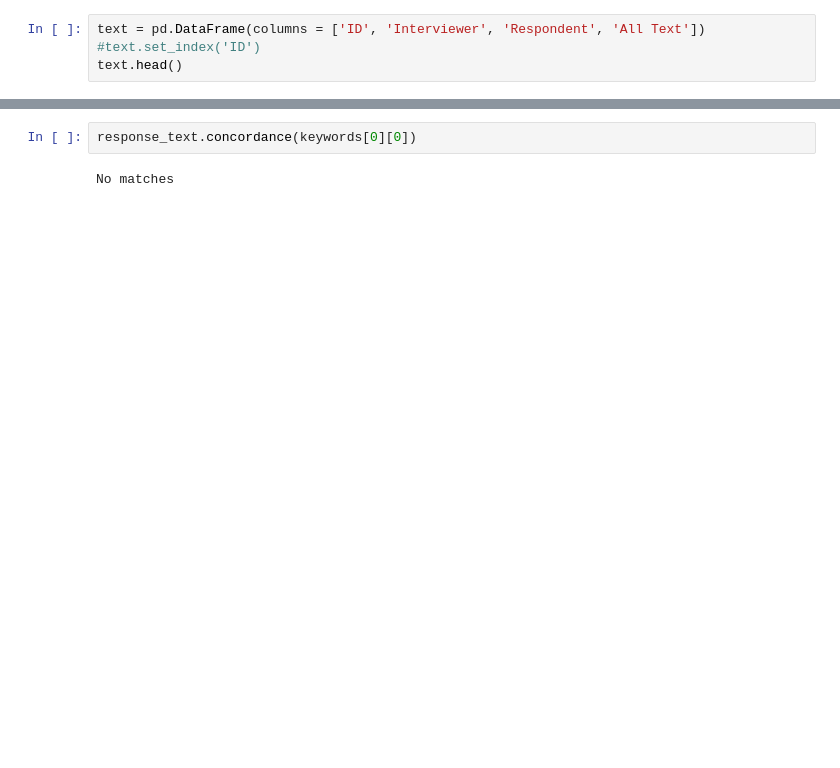
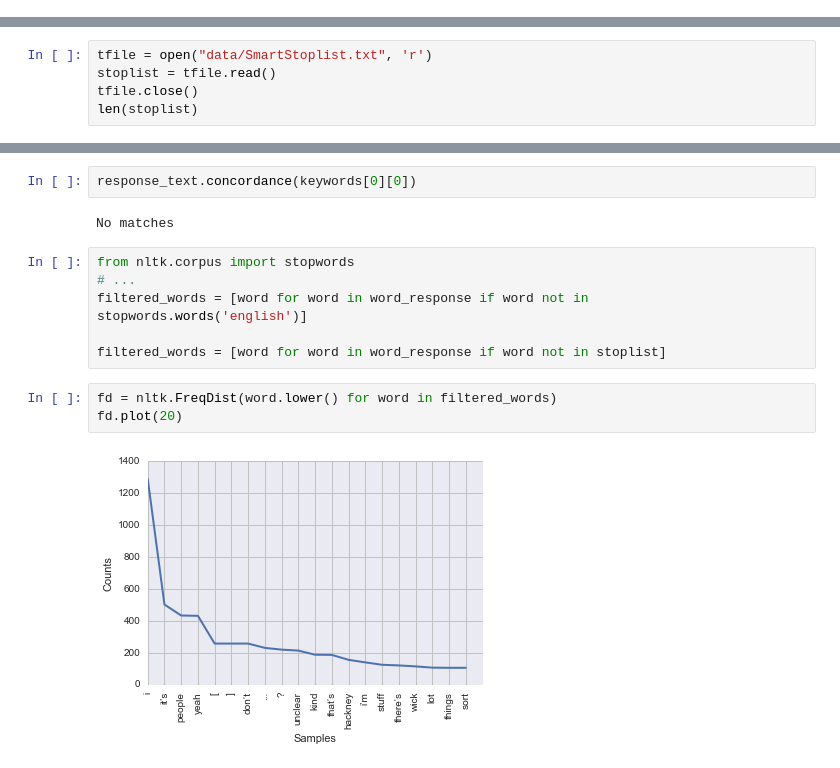
Before and after one commit to martinaustwick/HWFI-text, a Jupyter notebook: HWFI text analysis.ipynb, the cells around one changed output, grey strips where cells are left out. Cells and saved outputs as stored; diff of their text form; blank space fills up the shorter version.

Commit message:
Basic framework working

```diff
--- a/HWFI text analysis.ipynb
+++ b/HWFI text analysis.ipynb
@@ -90,7 +101,3 @@ text.head()
     #print sent
 # %% [output]
 |  | ID | Interviewer | Respondent | All Text |
-# %%
-text = pd.DataFrame(columns = ['ID', 'Interviewer', 'Respondent', 'All Text'])
-#text.set_index('ID')
-text.head()
@@ -154,3 +162,8 @@ plot1 = fd.plot(20, title = 'Respondent Word Frequency - top 20 nouns')
 import RAKE.RAKE as rake
 # %%
 rake_object = rake.Rake("data/SmartStoplist.txt")
+# %%
+tfile = open("data/SmartStoplist.txt", 'r')
+stoplist = tfile.read()
+tfile.close()
+len(stoplist)
@@ -186,3 +214,14 @@ the new stories , where’s all the creativity ? Where’s all the modern journa
 response_text.concordance(keywords[0][0])
 # %% [output]
 No matches
+# %%
+from nltk.corpus import stopwords
+# ...
+filtered_words = [word for word in word_response if word not in stopwords.words('english')]
+
+filtered_words = [word for word in word_response if word not in stoplist]
+# %%
+fd = nltk.FreqDist(word.lower() for word in filtered_words)
+fd.plot(20)
+# %% [output]
+[figure, added]
```
Also changed, not shown: parts of 10 cells of this notebook.
